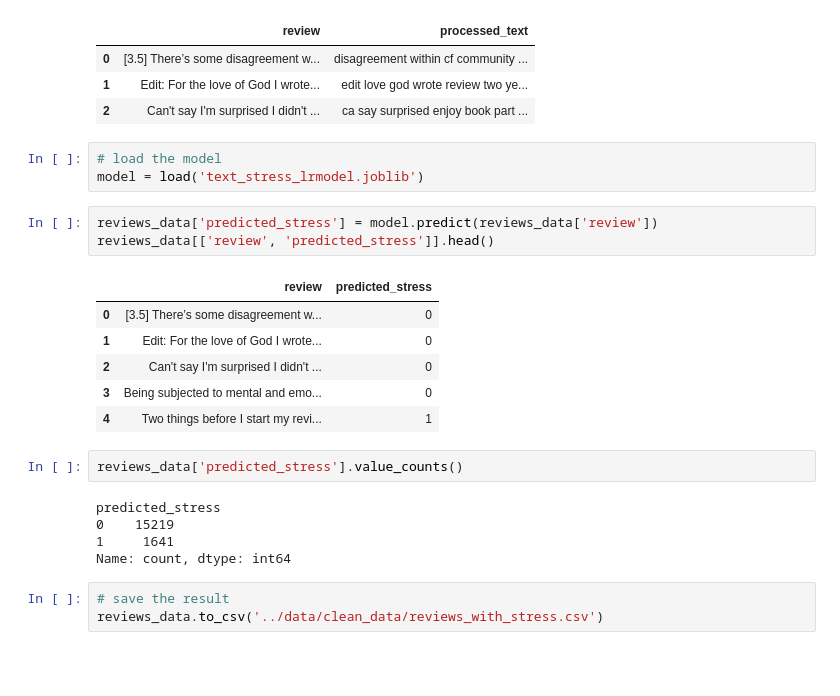
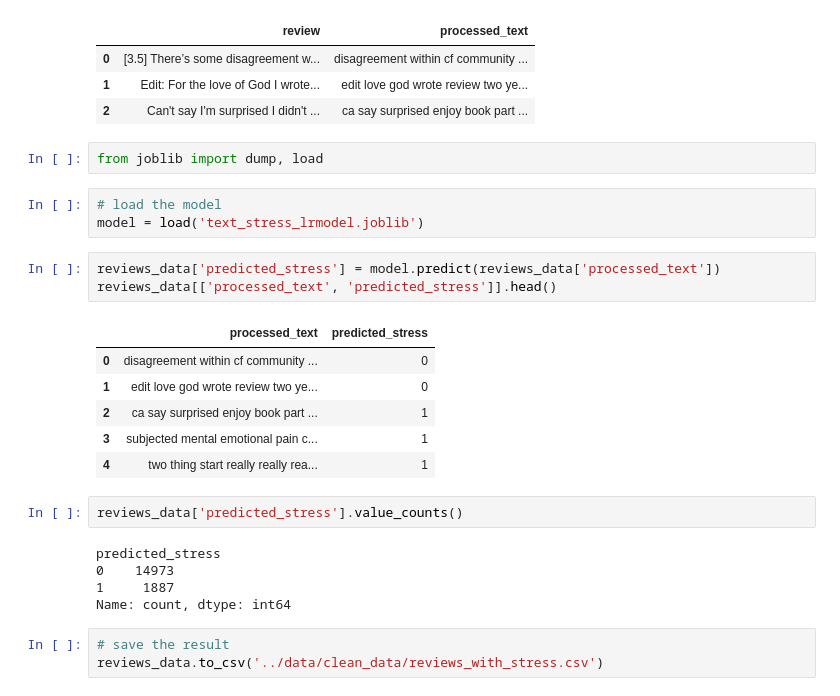
Before and after one commit to txiao9331/EmoLit, a Jupyter notebook: model_training/model_training.ipynb, the cells around one changed output. Drawn from its saved outputs; the diff is of its cells as text; blank space fills up the shorter version.

```diff
--- a/model_training/model_training.ipynb
+++ b/model_training/model_training.ipynb
@@ -223,25 +231,27 @@ reviews_data[['review', 'processed_text']].head(3)
 | 0 | [3.5] There’s some disagreement w... | disagreement within cf community ... |
 | 1 | Edit: For the love of God I wrote... | edit love god wrote review two ye... |
 | 2 | Can't say I'm surprised I didn't ... | ca say surprised enjoy book part ... |
+# %%
+from joblib import dump, load
 # %%
 # load the model
 model = load('text_stress_lrmodel.joblib')
 # %%
-reviews_data['predicted_stress'] = model.predict(reviews_data['review'])
-reviews_data[['review', 'predicted_stress']].head()
+reviews_data['predicted_stress'] = model.predict(reviews_data['processed_text'])
+reviews_data[['processed_text', 'predicted_stress']].head()
 # %% [output]
-|  | review | predicted_stress |
-| 0 | [3.5] There’s some disagreement w... | 0 |
-| 1 | Edit: For the love of God I wrote... | 0 |
-| 2 | Can't say I'm surprised I didn't ... | 0 |
-| 3 | Being subjected to mental and emo... | 0 |
-| 4 | Two things before I start my revi... | 1 |
+|  | processed_text | predicted_stress |
+| 0 | disagreement within cf community ... | 0 |
+| 1 | edit love god wrote review two ye... | 0 |
+| 2 | ca say surprised enjoy book part ... | 1 |
+| 3 | subjected mental emotional pain c... | 1 |
+| 4 | two thing start really really rea... | 1 |
 # %%
 reviews_data['predicted_stress'].value_counts()
 # %% [output]
 predicted_stress
-0    15219
-1     1641
+0    14973
+1     1887
 Name: count, dtype: int64
 # %%
 # save the result
```
Also changed, not shown: parts of 2 cells of this notebook, 22 other files.
